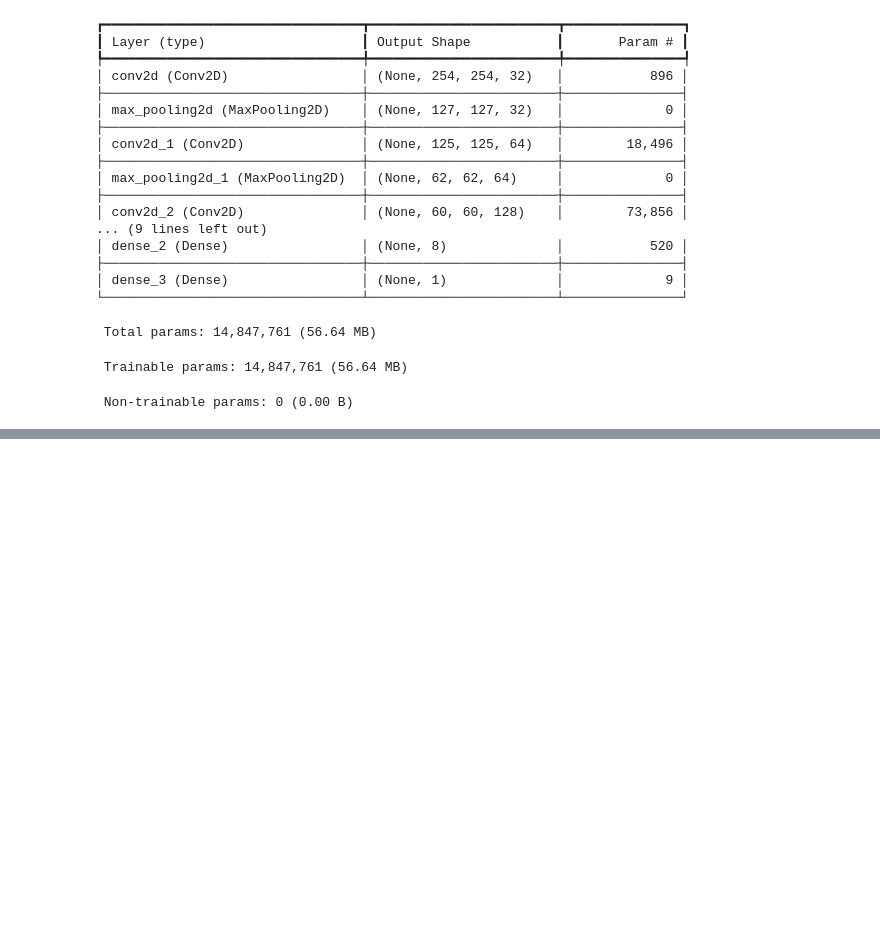
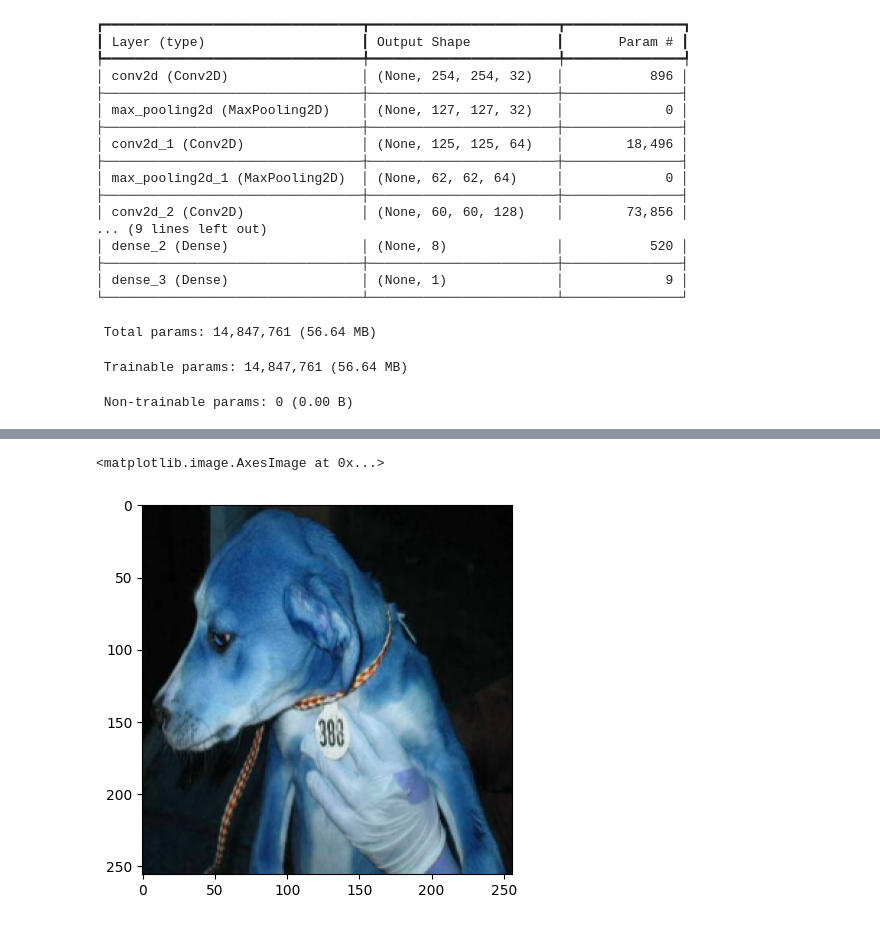
Before and after one commit to AISHIK1/Image-Classifiers, a Jupyter notebook: dog-vs-cat-calssifier.ipynb, the cells around one changed output, grey strips where cells are left out. Saved outputs shown, nothing was run; the diff lists cells and outputs as text; code cells hidden in the pictures; blank space fills up the shorter version.

```diff
--- a/dog-vs-cat-calssifier.ipynb
+++ b/dog-vs-cat-calssifier.ipynb
@@ -138,0 +187,9 @@ import pandas as np
+# %%
+img=cv2.resize(img,(256,256))
+# %%
+img=img.reshape(1,256,256,3)
+# %%
+plt.imshow(img[0])
+# %% [output]
+<matplotlib.image.AxesImage at 0x...>
+[figure, added]
```
Also changed, not shown: parts of 23 cells of this notebook.
